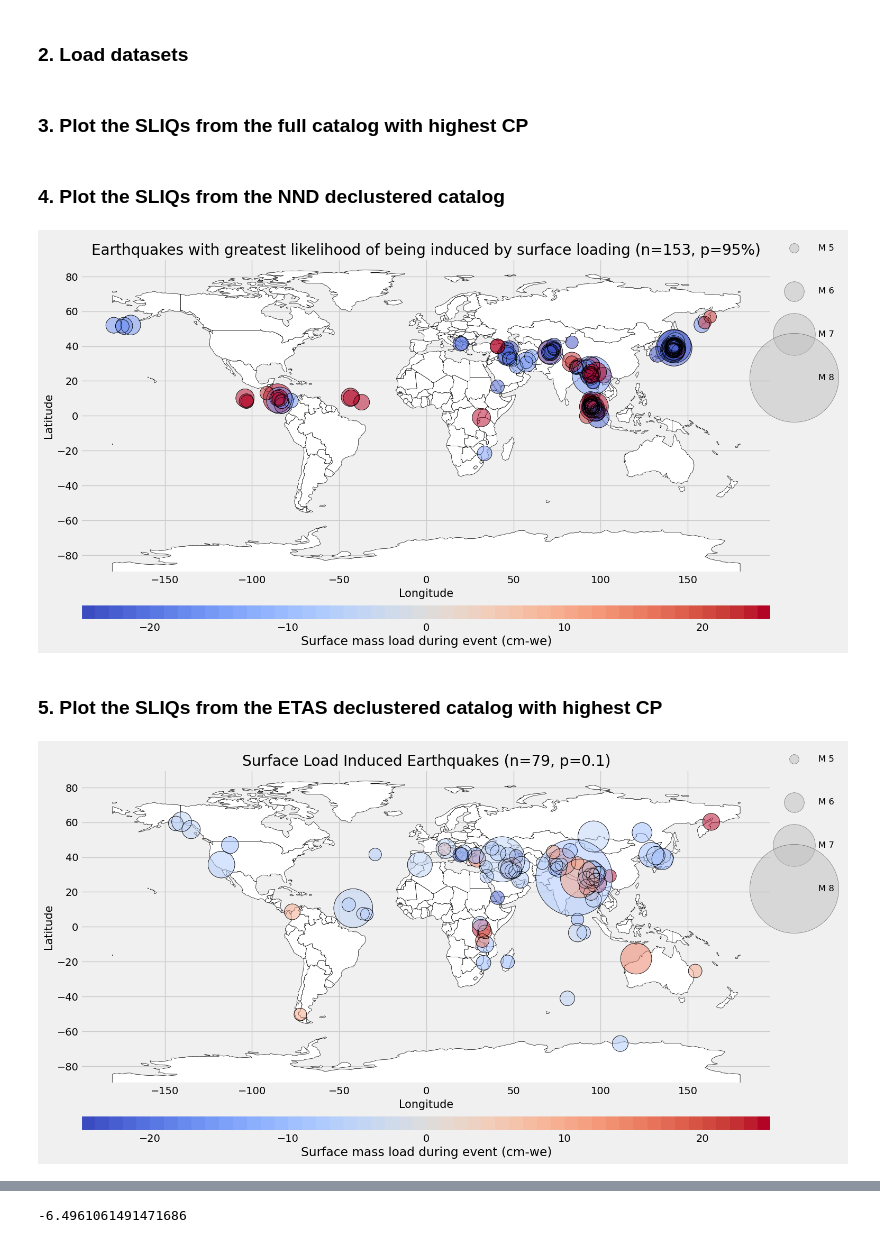
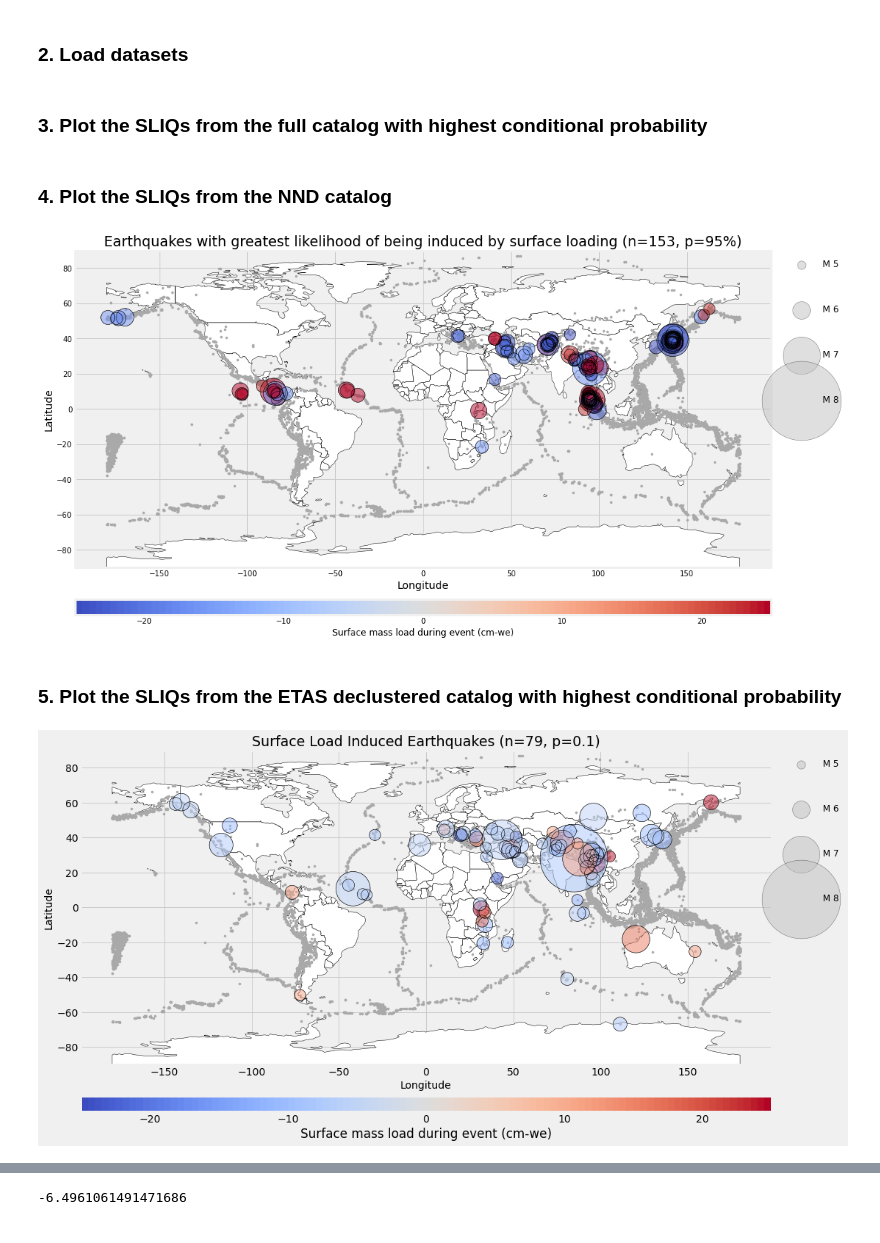
Before and after one commit to amandasyamsul/SLIQ, a Jupyter notebook: figure-3.ipynb, the cells around one changed output, grey strips where cells are left out. Saved outputs shown, nothing was run; the diff lists cells and outputs as text; code cells hidden in the pictures.

```diff
--- a/figure-3.ipynb
+++ b/figure-3.ipynb
@@ -31,7 +33,7 @@ etas_declustered = pd.read_csv('etas_declustered.csv')
 NND_declustered = pd.read_csv('NND_declustered.csv') # eta0 = 10
 NND_declustered_v2 = pd.read_csv('NND_declustered_v2.csv') # eta0 = 10**3
 # %% [markdown]
-### 3. Plot the SLIQs from the full catalog with highest CP
+### 3. Plot the SLIQs from the full catalog with highest conditional probability
 # %%
 sliq_full=catalog.sort_values('cp',ascending=False)
 sliq_full=sliq_full.reset_index()
@@ -44,23 +46,26 @@ sliq_full['dmass']=sliq_full['dmass'].astype(float)
 #                 'SLIQs with highest conditional probability (full catalog)',20,40,11,circle_scale=1e-6)
 # plt.show()
 # %% [markdown]
-### 4. Plot the SLIQs from the NND declustered catalog
+### 4. Plot the SLIQs from the NND catalog
 # %%
 sliq_nnd=NND_declustered.sort_values('cp',ascending=False)
 sliq_nnd=sliq_nnd.reset_index()
 sliq_nnd=sliq_nnd.drop(['index'], axis=1)
 sliq_nnd['dmass']=sliq_nnd['dmass'].astype(float)
 # %%
+importlib.reload(loadquakes)
+
 cp_thr = 1.5
 nthr=len(sliq_nnd[sliq_nnd.cp>cp_thr])
+plt.style.use('fivethirtyeight')
 loadquakes.load_map_cb(catalog,sliq_nnd[sliq_nnd.cp>cp_thr],sliq_nnd[sliq_nnd.cp>cp_thr].dmass,
                 f'Earthquakes with greatest likelihood of being induced by surface loading (n={nthr}, p=95%)',
-                       -25,25,circle_scale=0.09,markersize_scale=1.5)
+                       -25,25,markersize_scale=1.5)
 plt.show()
 # %% [output]
-[figure, old version]
+[figure, new version]
 # %% [markdown]
-### 5. Plot the SLIQs from the ETAS declustered catalog with highest CP
+### 5. Plot the SLIQs from the ETAS declustered catalog with highest conditional probability
 # %%
 sliq_etas=etas_declustered.sort_values('cp',ascending=False)
 sliq_etas=sliq_etas.reset_index()
@@ -68,17 +73,21 @@ sliq_etas=sliq_etas.drop(['index'], axis=1)
 sliq_etas['dmass']=sliq_etas['dmass'].astype(float)
 # sliq_etas.sort_values('dmass')
 # %%
+importlib.reload(loadquakes)
+
 cp_thr = 1.5
 nthr = len(sliq_etas[sliq_etas.cp>cp_thr])
 sliq_etas_sig = sliq_etas[sliq_etas.cp>cp_thr]
 
-loadquakes.load_map_cb(catalog,sliq_etas_sig,
+plt.style.use('fivethirtyeight')
+loadquakes.load_map_cb(catalog,
+                       sliq_etas_sig,
                        sliq_etas_sig.dmass,
-                f'Surface Load Induced Earthquakes (n={nthr}, p=0.1)',
-                       -25,25,circle_scale=0.09,markersize_scale=1.5)
+                       f'Surface Load Induced Earthquakes (n={nthr}, p=0.1)',
+                       -25,25,markersize_scale=1.5)
 plt.show()
 # %% [output]
-[figure, old version]
+[figure, new version]
 # %%
 nyingchi=sliq_etas_sig[(sliq_etas_sig.latitude>10) &
           (sliq_etas_sig.latitude<50) &
```
Also changed, not shown: parts of 6 cells of this notebook, 1 other file.
